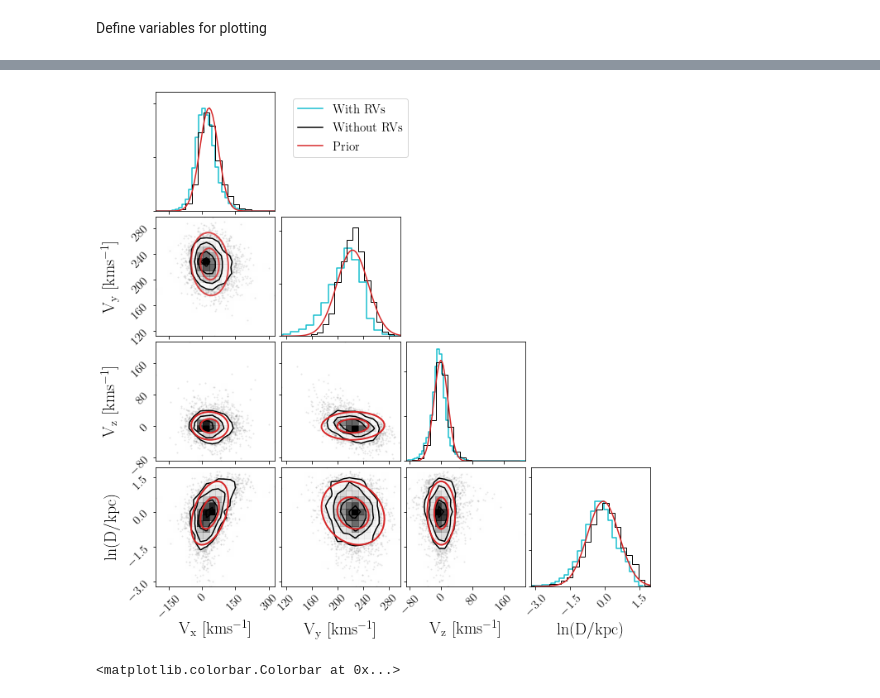
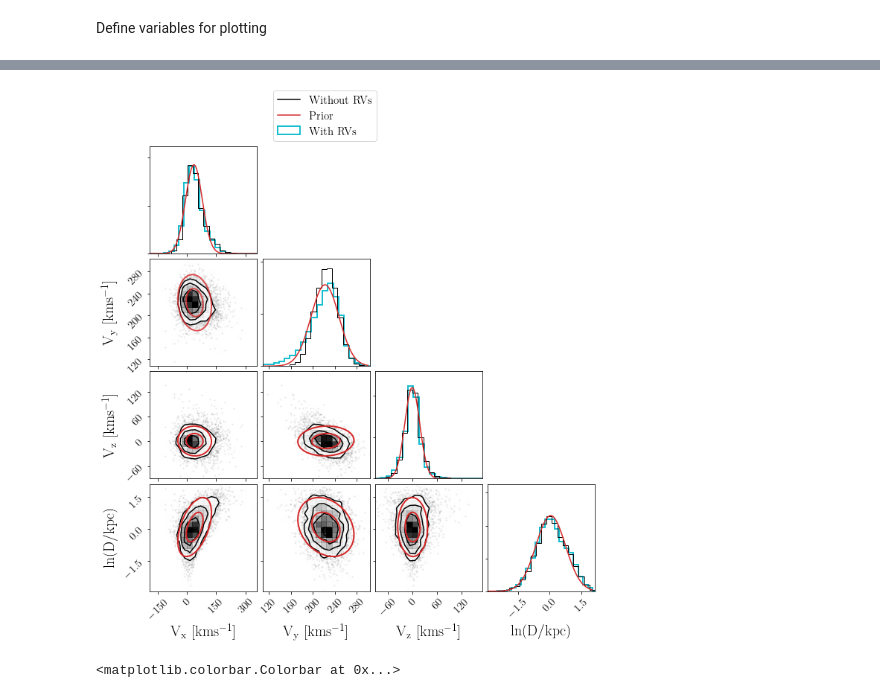
Before and after one commit to RuthAngus/kepler_kinematics, a Jupyter notebook: notebooks/Plot_results.ipynb, the cells around one changed output, grey strips where cells are left out. Saved outputs shown, nothing was run; the diff lists cells and outputs as text; code cells hidden in the pictures.

```diff
--- a/notebooks/Plot_results.ipynb
+++ b/notebooks/Plot_results.ipynb
@@ -314,8 +330,11 @@ import corner
 nbins = 30
 color, zorder, color2 = "C3", 10, "C9"
 
-labels = ["$\mathrm{V_x~[kms^{-1}]}$", "$\mathrm{V_y~[kms^{-1}]}$", "$\mathrm{V_z~[kms^{-1}]}$", "$\mathrm{\ln(D/kpc)}$"]
-figure = corner.corner(np.array([vx_scatter, vy_scatter, vz_scatter, lnD_scatter]).T, labels=labels, hist_kwargs=dict({"density": True}), dpi=200);
+labels = ["$\mathrm{V_x~[kms^{-1}]}$", "$\mathrm{V_y~[kms^{-1}]}$",
+          "$\mathrm{V_z~[kms^{-1}]}$", "$\mathrm{\ln(D/kpc)}$"]
+figure = corner.corner(np.array(
+    [vx_scatter, vy_scatter, vz_scatter,lnD_scatter]
+    ).T, labels=labels, hist_kwargs=dict({"density": True}), dpi=200);
 
 # Extract the axes
 ndim = 4
@@ -323,10 +342,10 @@ axes = np.array(figure.axes).reshape((ndim, ndim))
 
 # Vx
 axx = axes[0, 0]
-H, bins = np.histogram(vx, nbins+20, density=True)
-axx.step(bins[:-1], H, zorder=0, color=color2, label="$\mathrm{With~RVs}$")
+H, bins = np.histogram(vx, nbins, density=True)
+axx.hist(vx, 85, histtype="step", density=True, color=color2, zorder=0, lw=2, label="$\mathrm{With~RVs}$")
 axx.plot([0, 0], [0, 0], "k-", label="$\mathrm{Without~RVs}$")
-xs = np.linspace(bins[0], bins[-1], 100)
+xs = np.linspace(bins[0], bins[-1], 1000)
 axx.plot(xs, gauss(xs, mu[0], np.sqrt(cov[0, 0])), color=color, label="$\mathrm{Prior}$")
 ylim = axx.get_ylim()
 axx.set_ylim(ylim[0], ylim[1]*1.1)
@@ -334,15 +353,17 @@ axx.legend(bbox_to_anchor=(1.1, 1))
 
 # Vy
 axy = axes[1, 1]
-H, bins = np.histogram(vy, 100, density=True)
-axy.step(bins[:-1], H, zorder=0, color=color2)
+H, bins = np.histogram(vy, 120, density=True)
+# axy.step(bins[:-1], H, zorder=0, color=color2)
+axy.hist(vy, 95, histtype="step", density=True, color=color2, zorder=0, lw=2)
 xs = np.linspace(100, 300, 100)
 axy.plot(xs, gauss(xs, mu[1], np.sqrt(cov[1, 1])), color=color)
 
 # Vz
 axz = axes[2, 2]
-H, bins = np.histogram(vz, 80, density=True)
-axz.step(bins[:-1], H, zorder=0, color=color2)
+H, bins = np.histogram(vz, 200, density=True)
+# axz.step(bins[:-1], H, zorder=0, color=color2)
+axz.hist(vz, 110, histtype="step", density=True, color=color2, zorder=0, lw=2)
 xs = np.linspace(-100, 200, 100)
 axz.plot(xs, gauss(xs, mu[2], np.sqrt(cov[2, 2])), color=color)
 ylim = axz.get_ylim()
@@ -351,7 +372,8 @@ axz.set_ylim(ylim[0], ylim[1]*1.1)
 # lnD
 axd = axes[3, 3]
 H, bins = np.histogram(lnD, 30, density=True)
-axd.step(bins[:-1], H, zorder=0, color=color2)
+# axd.step(bins[:-1], H, zorder=0, color=color2)
+axd.hist(lnD, 25, histtype="step", density=True, color=color2, zorder=0, lw=2)
 xs = np.linspace(-3, 2, 100)
 axd.plot(xs, gauss(xs, mu[3], np.sqrt(cov[3, 3])), color=color)
 ylim = axd.get_ylim()
@@ -370,31 +392,31 @@ confidence_ellipse_mod(vx_c, vz_c, _cov, axxz, n_std=2, lw=2, edgecolor=color, z
 confidence_ellipse_mod(vx_c, vz_c, _cov, axxz, n_std=1, lw=2, edgecolor=color, zorder=10, alpha=lalpha)
 
 # Vx lnD
 axxd = axes[3, 0]
 _cov = np.array([[cov[0, 0], cov[0, 3]], [cov[3, 0], cov[3, 3]]])
 confidence_ellipse_mod(vx_c, lnD_c, _cov, axxd, n_std=2, lw=2, edgecolor=color, zorder=10, alpha=lalpha)
 confidence_ellipse_mod(vx_c, lnD_c, _cov, axxd, n_std=1, lw=2, edgecolor=color, zorder=10, alpha=lalpha)
 
 
 # Vy Vz
 axyz = axes[2, 1]
 _cov = np.array([[cov[1, 1], cov[1, 2]], [cov[2, 1], cov[2, 2]]])
 confidence_ellipse_mod(vy_c, vz_c, _cov, axyz, n_std=2, lw=2, edgecolor=color, zorder=10, alpha=lalpha)
 confidence_ellipse_mod(vy_c, vz_c, _cov, axyz, n_std=1, lw=2, edgecolor=color, zorder=10, alpha=lalpha)
 
 # Vy lnD
 axyd = axes[3, 1]
 _cov = np.array([[cov[1, 1], cov[1, 3]], [cov[3, 1], cov[3, 3]]])
 confidence_ellipse_mod(vy_c, lnD_c, _cov, axyd, n_std=2, lw=2, edgecolor=color, zorder=10, alpha=lalpha)
 confidence_ellipse_mod(vy_c, lnD_c, _cov, axyd, n_std=1, lw=2, edgecolor=color, zorder=10, alpha=lalpha)
 
 # Vy lnD
 axzd = axes[3, 2]
 _cov = np.array([[cov[2, 2], cov[2, 3]], [cov[3, 2], cov[3, 3]]])
 confidence_ellipse_mod(vz_c, lnD_c, _cov, axzd, n_std=2, lw=2, edgecolor=color, zorder=10, alpha=lalpha)
 confidence_ellipse_mod(vz_c, lnD_c, _cov, axzd, n_std=1, lw=2, edgecolor=color, zorder=10, alpha=lalpha)
 
 plt.savefig("../plots/results")
 plt.savefig("../paper/results.pdf")
 # %% [output]
-[figure, old version]
+[figure, new version]
```
Also changed, not shown: parts of 4 cells of this notebook, 4 other files.
